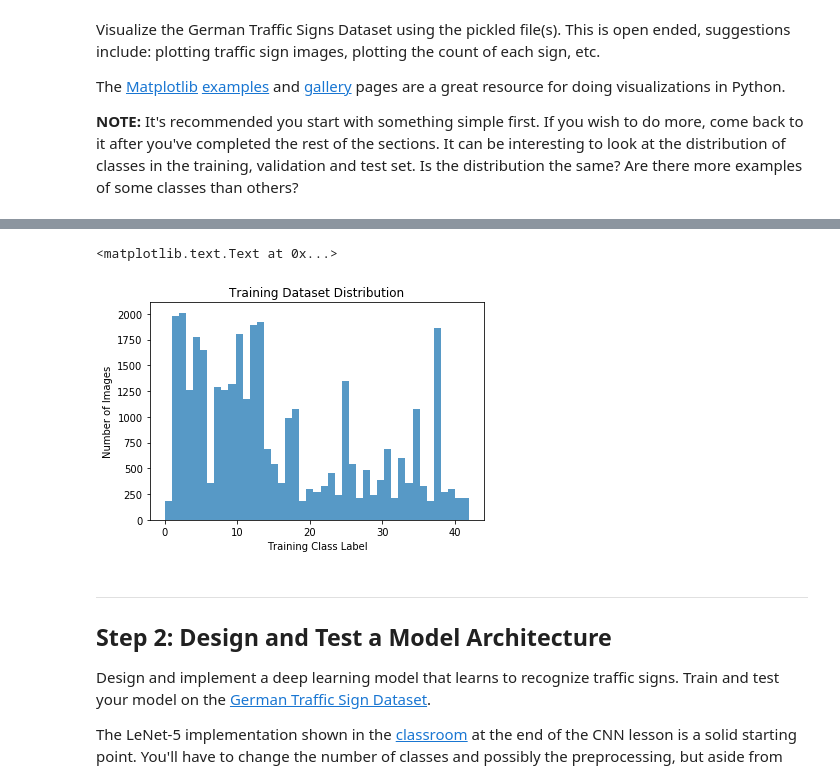
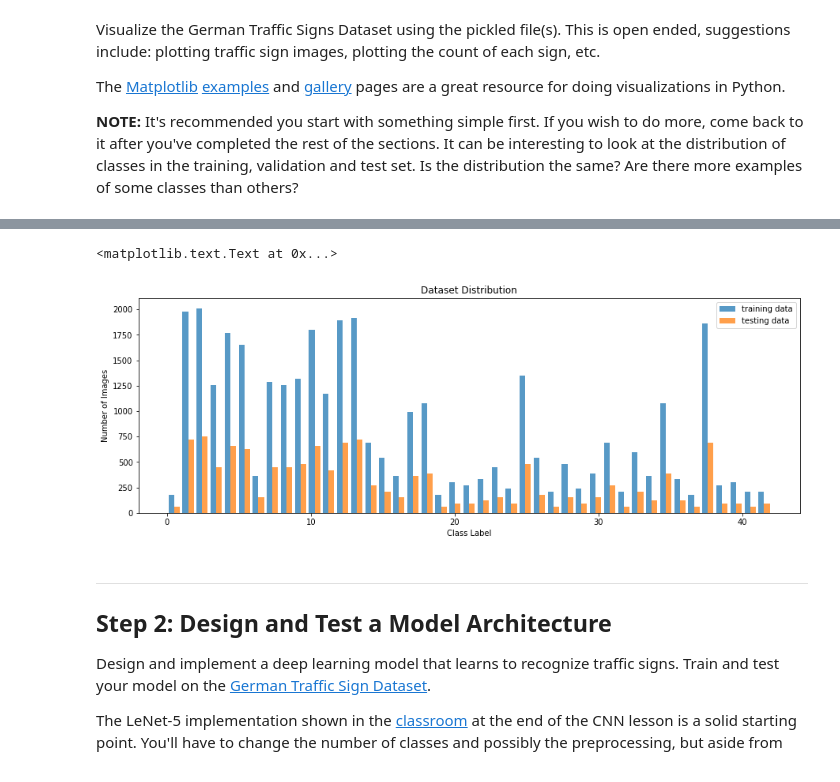
Before and after one commit to atlas604/traffic-sign-classifier, a Jupyter notebook: Traffic_Sign_Classifier.ipynb, the cells around one changed output, grey strips where cells are left out. Saved outputs shown, nothing was run; the diff lists cells and outputs as text; code cells hidden in the pictures.

```diff
--- a/Traffic_Sign_Classifier.ipynb
+++ b/Traffic_Sign_Classifier.ipynb
@@ -122,15 +123,17 @@ plt.show()
 # %%
 # Dataset Distribution
 
-plt.figure()
-n, bins, patches = plt.hist(y_train, n_classes, alpha=0.75)
+plt.figure(figsize=(15, 5))
 
-plt.xlabel('Training Class Label')
+n, bins, patches = plt.hist((y_train, y_test), n_classes, alpha=0.75, label=['training data','testing data'])
+
+plt.legend(loc=1)
+plt.xlabel('Class Label')
 plt.ylabel('Number of Images')
-plt.title('Training Dataset Distribution')
+plt.title('Dataset Distribution')
 # %% [output]
 <matplotlib.text.Text at 0x...>
-[figure, old version]
+[figure, new version]
 # %% [markdown]
 ----
 
```
Also changed, not shown: parts of 9 cells of this notebook.
